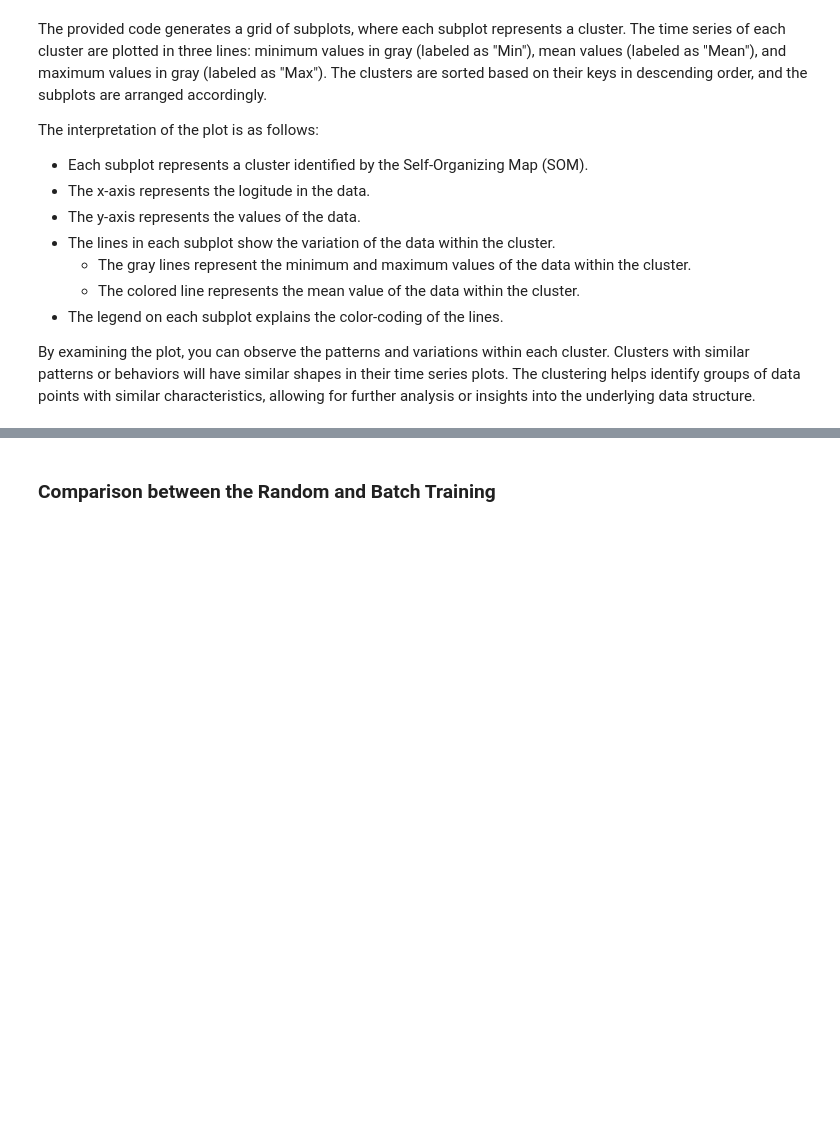
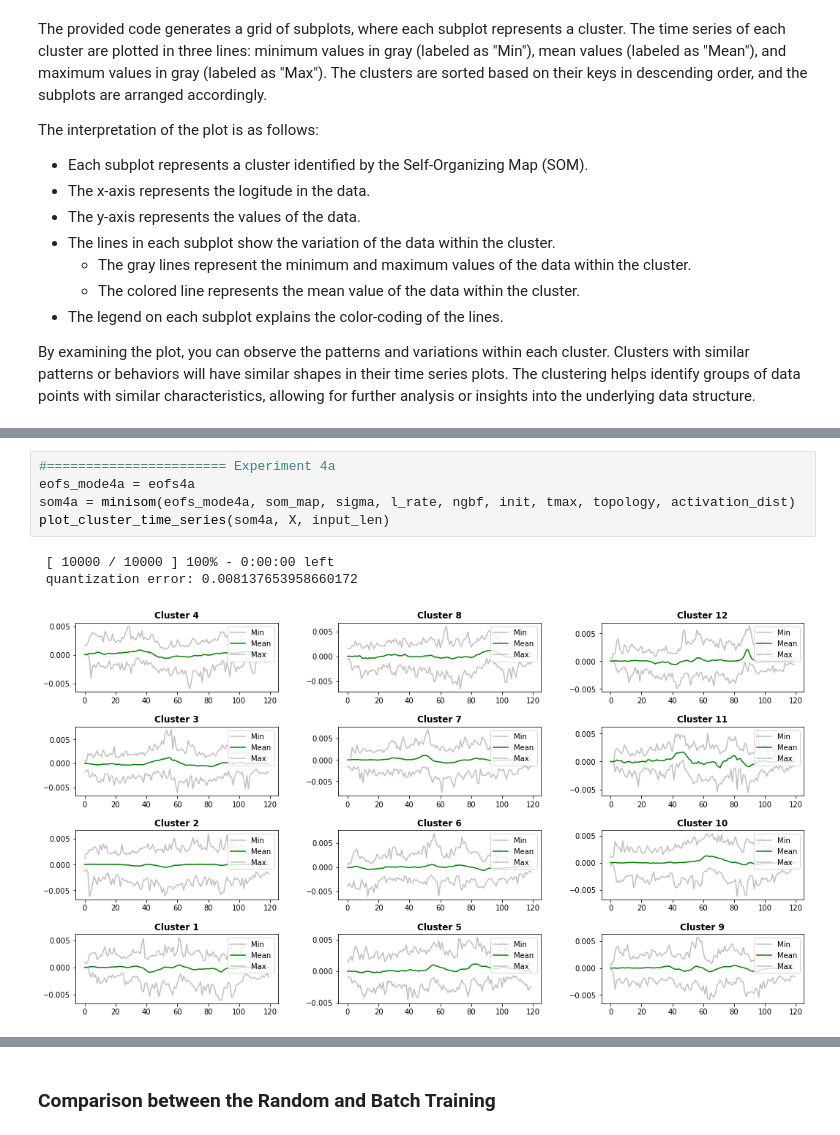
Before and after one commit to kachingasilwimba/EOF-SOM-Analysis, a Jupyter notebook: EOF_SOM.ipynb, the cells around one changed output, grey strips where cells are left out. Saved outputs shown, nothing was run; the diff lists cells and outputs as text; blank space fills up the shorter version.

```diff
--- a/EOF_SOM.ipynb
+++ b/EOF_SOM.ipynb
@@ -474,0 +534,9 @@ By examining the plot, you can observe the patterns and variations within each c
+# %%
+#======================= Experiment 4a
+eofs_mode4a = eofs4a
+som4a = minisom(eofs_mode4a, som_map, sigma, l_rate, ngbf, init, tmax, topology, activation_dist)
+plot_cluster_time_series(som4a, X, input_len)
+# %% [output]
+ [ 10000 / 10000 ] 100% - 0:00:00 left
+ quantization error: 0.008137653958660172
+[figure, added]
```
Also changed, not shown: parts of 14 cells of this notebook.
